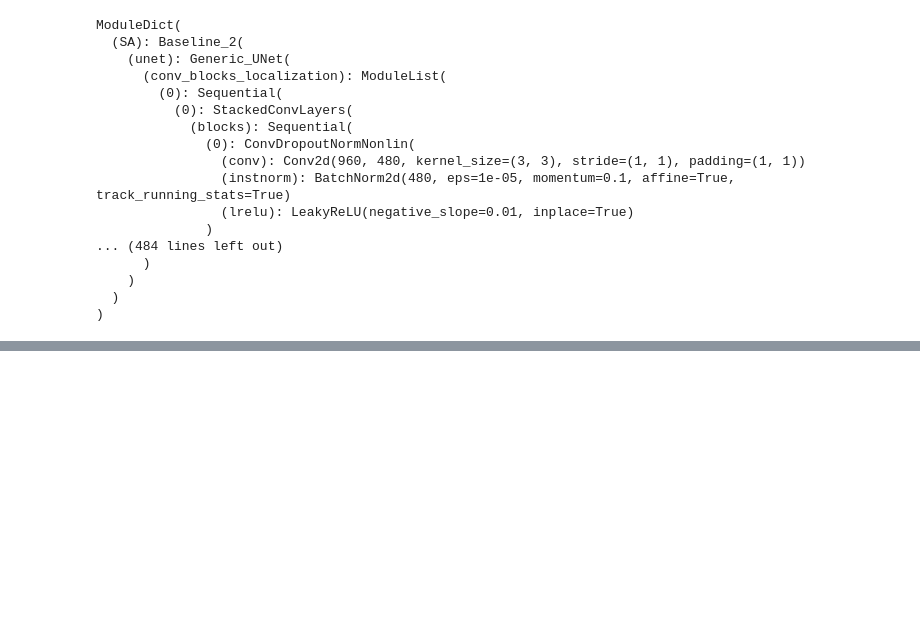
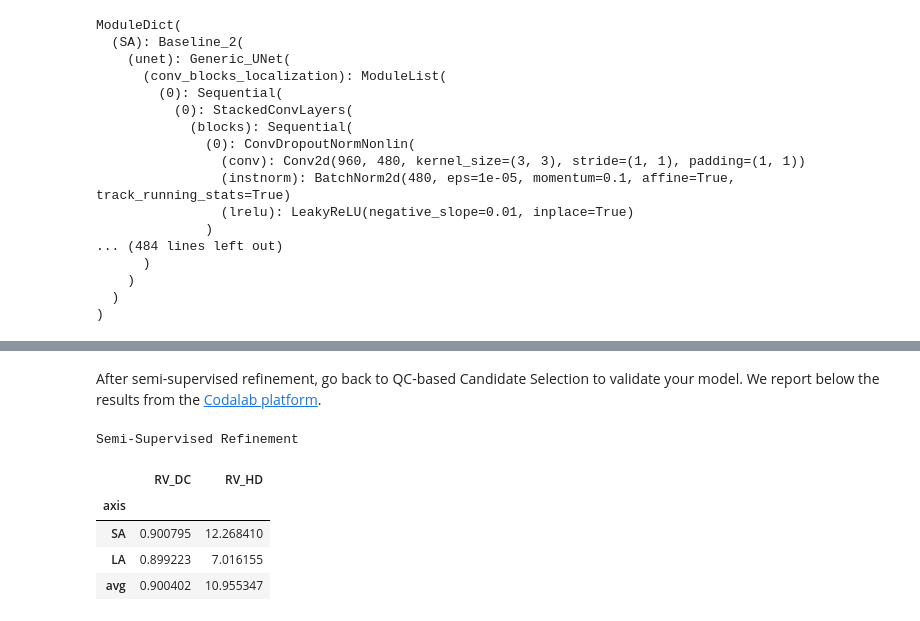
Before and after one commit to manigalati/MnMs2, a Jupyter notebook: Model_Refinement.ipynb, the cells around one changed output, grey strips where cells are left out. Cells and saved outputs as stored; diff of their text form; code cells hidden in the pictures; blank space fills up the shorter version.

```diff
--- a/Model_Refinement.ipynb
+++ b/Model_Refinement.ipynb
@@ -824,0 +889,16 @@ GDLoss  CELoss  Total   LV_dc   LV_hd   MYO_dc  MYO_hd  RV_dc   RV_hd   #anom
+# %% [markdown]
+After semi-supervised refinement, go back to QC-based Candidate Selection to validate your model. We report below the results from the <a href="https://www.ub.edu/mnms-2/#:~:text=the%20competition%20in-,Codalab,-to%20submit%20your"> Codalab platform</a>.
+# %%
+print("\033[1mSemi-Supervised Refinement\033[0m")
+pd.DataFrame.from_dict({
+    "axis": ["SA", "LA", "avg"],
+    "RV_DC": [0.900794533587, 0.899223080762, 0.900401670381],
+    "RV_HD": [12.268410479696, 7.016155479374, 10.955346729616],
+}).set_index("axis")
+# %% [output]
+Semi-Supervised Refinement
+|  | RV_DC | RV_HD |
+| axis |  |  |
+| SA | 0.900795 | 12.268410 |
+| LA | 0.899223 | 7.016155 |
+| avg | 0.900402 | 10.955347 |
```
Also changed, not shown: parts of 23 cells of this notebook.
